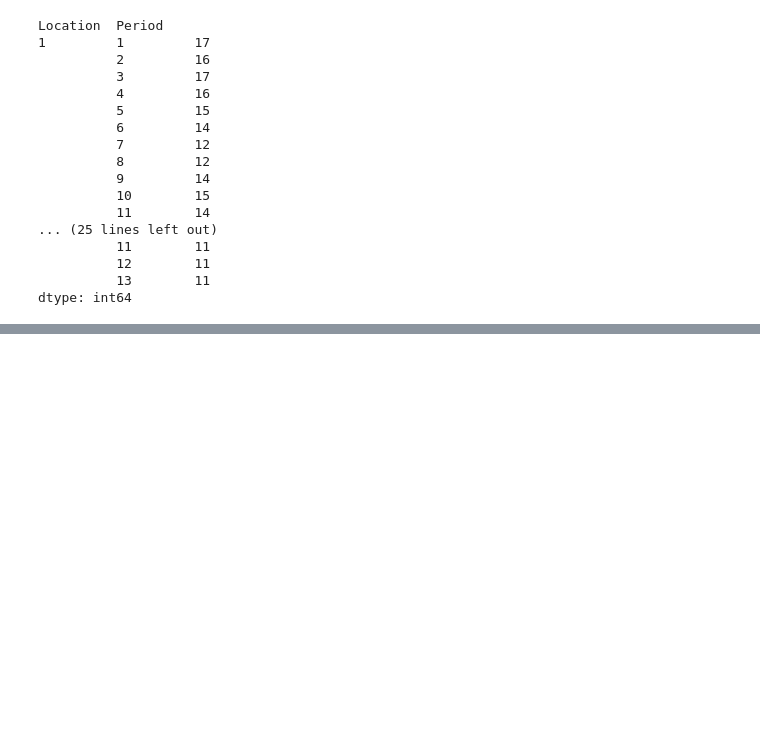
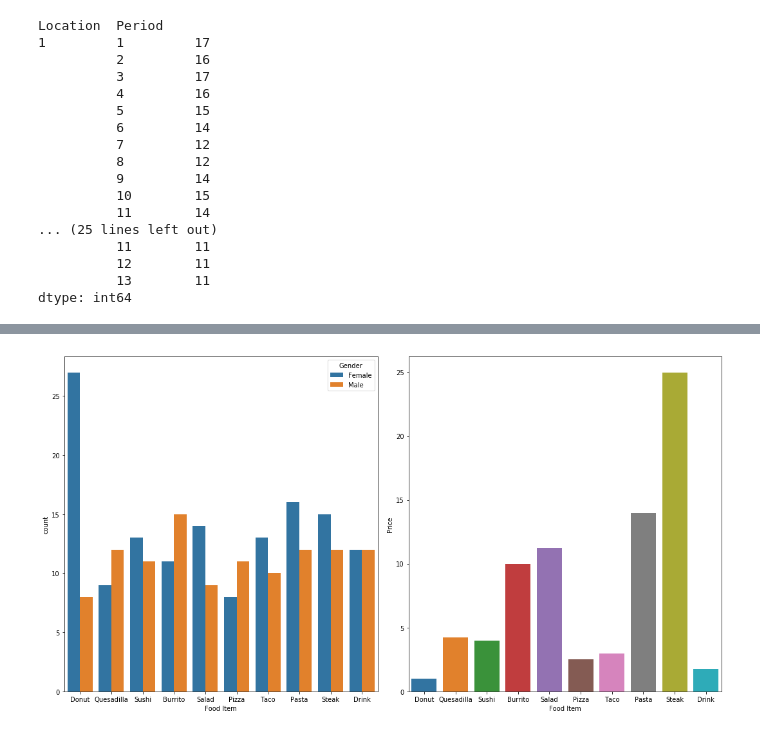
Before and after one commit to adminco/python_data_analysis, a Jupyter notebook: Concatenate_Merge_Join_Module.ipynb, the cells around one changed output, grey strips where cells are left out. Cells and saved outputs as stored; diff of their text form; code cells hidden in the pictures; blank space fills up the shorter version.

```diff
--- a/Concatenate_Merge_Join_Module.ipynb
+++ b/Concatenate_Merge_Join_Module.ipynb
@@ -557,0 +699,2 @@ plt.xticks(rotation=-45)
+# %%
+customersW1 = week1.merge(customers, how="left",left_on="Customer ID", right_index=True)
@@ -557,0 +713,2 @@ plt.xticks(rotation=-45)
+# %%
+custFoodsW1 = customersW1.merge(foods, how="left", on="Food ID")
@@ -557,0 +740,7 @@ plt.xticks(rotation=-45)
+# %%
+fig,axes = plt.subplots(nrows=1, ncols=2, figsize = (15,8))
+sns.countplot(x="Food Item", data=custFoodsW1, hue="Gender", ax=axes[0])
+sns.barplot(x="Food Item", y="Price", data=custFoodsW1, ax=axes[1])
+plt.tight_layout()
+# %% [output]
+[figure, added]
```
Also changed, not shown: parts of 71 cells of this notebook, 5 other files.
